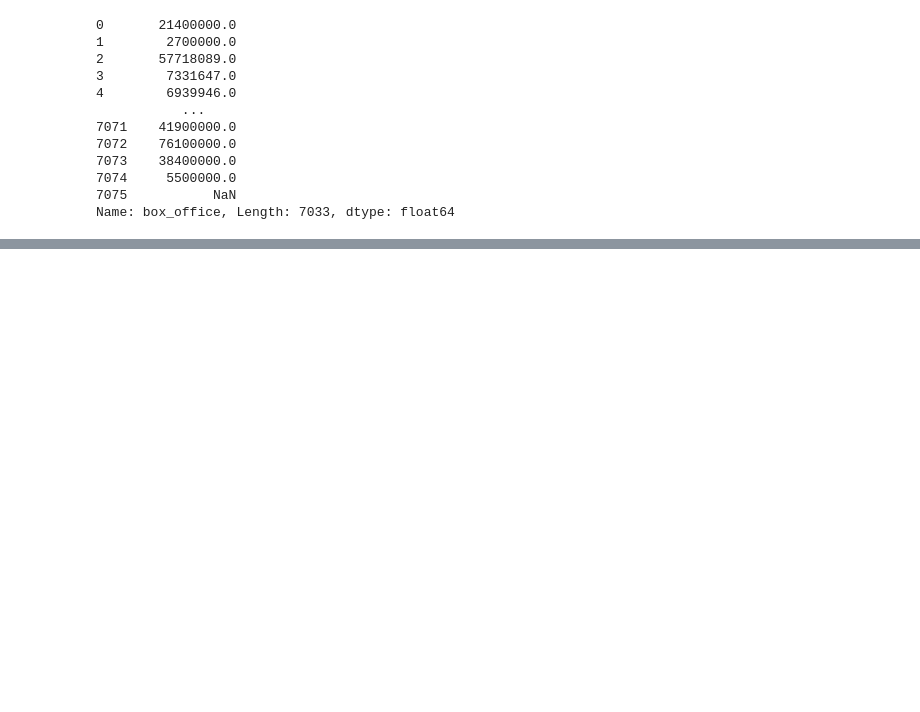
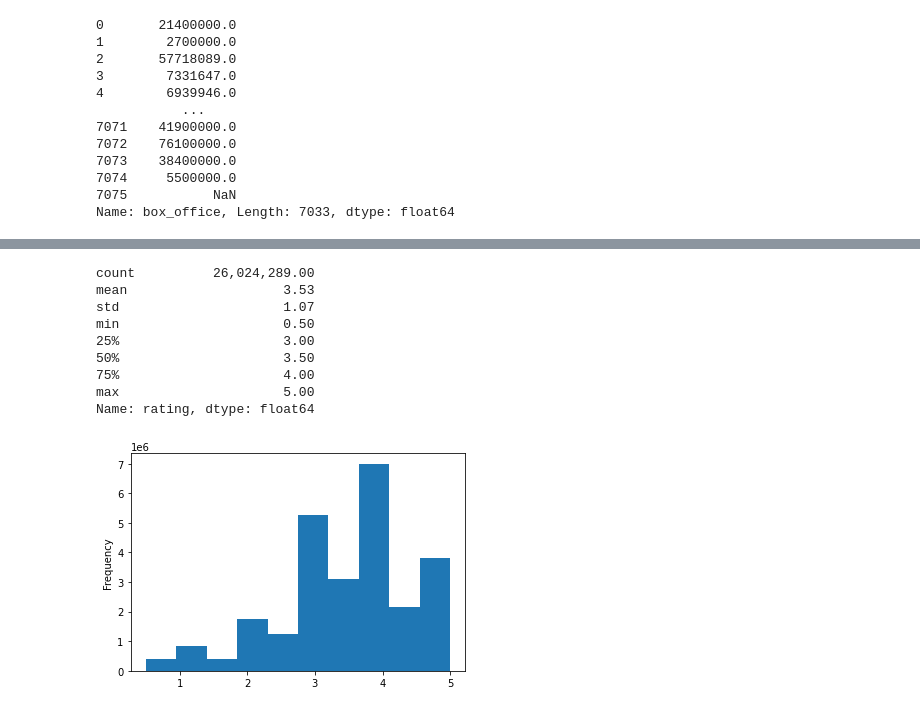
Before and after one commit to WhitLib/movies-etl, a Jupyter notebook: Movies_etl.ipynb, the cells around one changed output, grey strips where cells are left out. Drawn from its saved outputs; the diff is of its cells as text; code cells hidden in the pictures; blank space fills up the shorter version.

```diff
--- a/Movies_etl.ipynb
+++ b/Movies_etl.ipynb
@@ -545,0 +829,20 @@ wiki_movies_df.drop('Box office', axis=1, inplace=True)
+# %%
+# Assign values to timestamp column
+ratings['timestamp'] = pd.to_datetime(ratings['timestamp'], unit='s')
+# %%
+# Create s histogram of ratings distribution and use the describe()
+# method to print out some stats on central tendency and spread.
+pd.options.display.float_format = '{:20,.2f}'.format
+ratings['rating'].plot(kind='hist')
+ratings['rating'].describe()
+# %% [output]
+count          26,024,289.00
+mean                    3.53
+std                     1.07
+min                     0.50
+25%                     3.00
+50%                     3.50
+75%                     4.00
+max                     5.00
+Name: rating, dtype: float64
+[figure, added]
```
Also changed, not shown: parts of 31 cells of this notebook.
